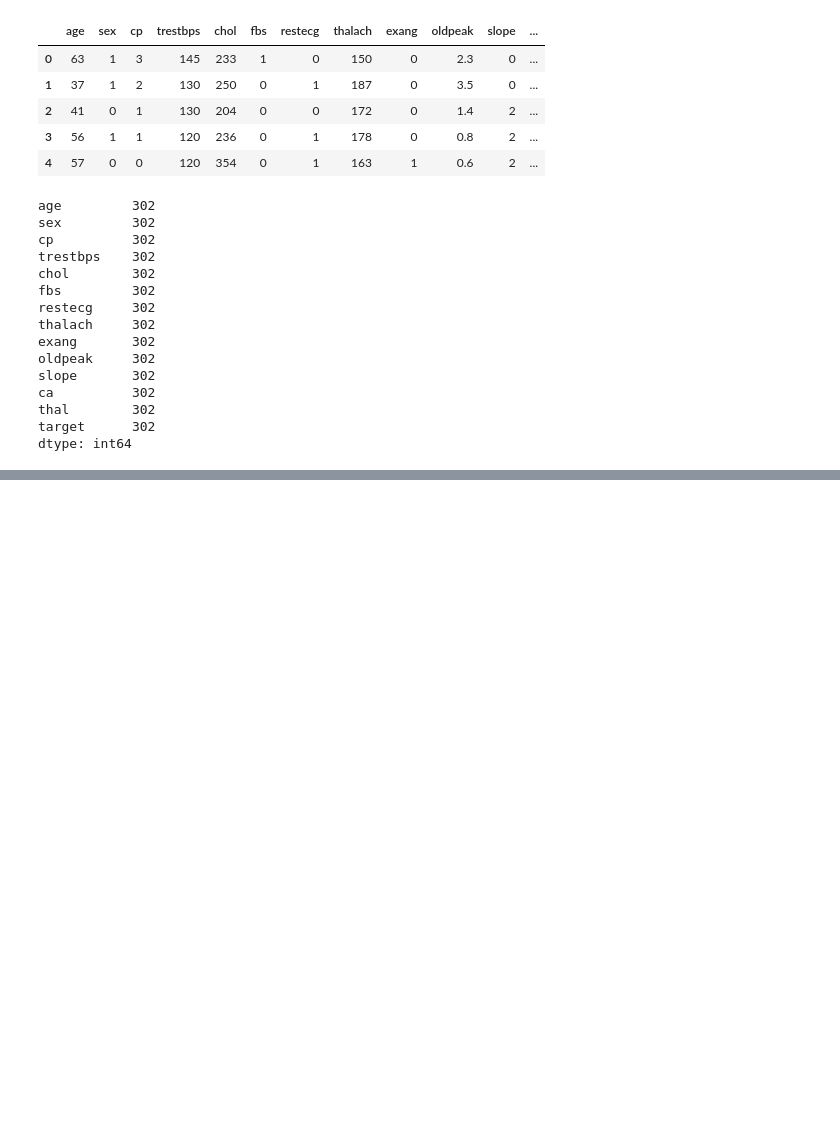
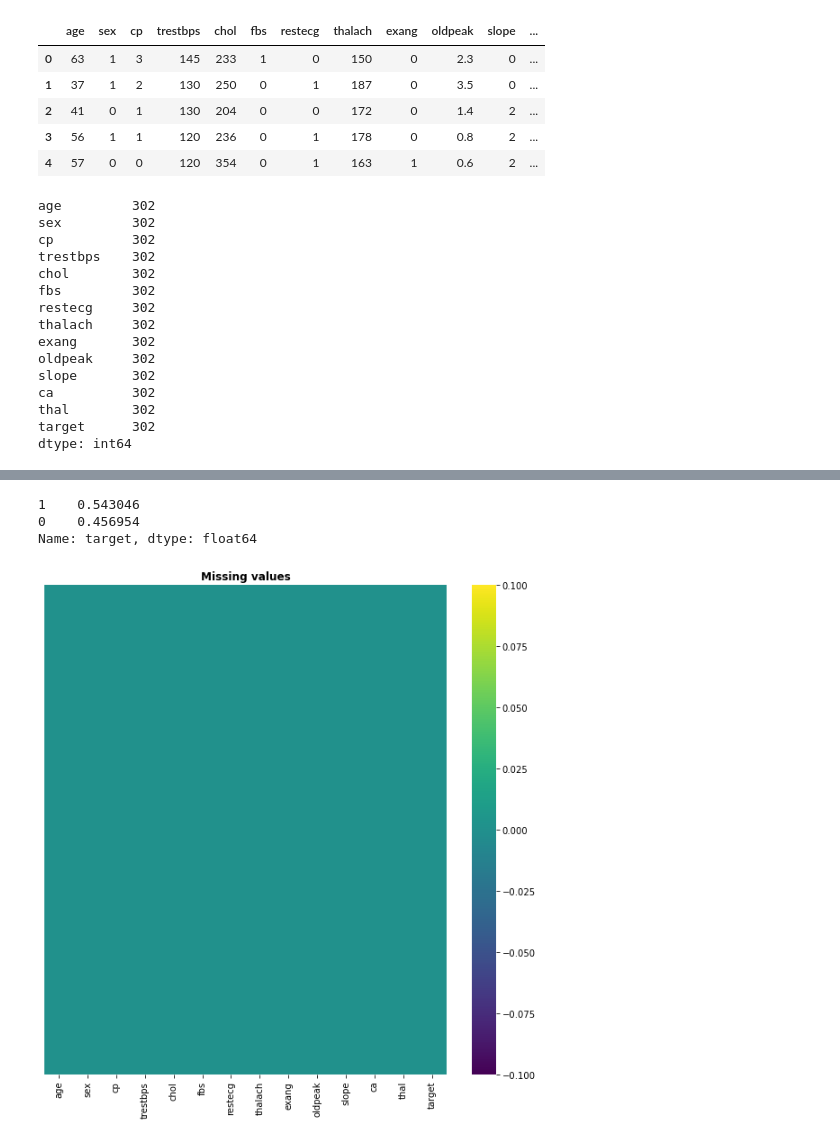
Before and after one commit to LucianPopaLVP/Project-4---Unsupervised-Machine-Learning, a Jupyter notebook: heart_disease_report_unsupervised_learning.ipynb, the cells around one changed output, grey strips where cells are left out. Cells and saved outputs as stored; diff of their text form; code cells hidden in the pictures; blank space fills up the shorter version.

```diff
--- a/heart_disease_report_unsupervised_learning.ipynb
+++ b/heart_disease_report_unsupervised_learning.ipynb
@@ -239,4 +239,4 @@ dtype: int64
 categorical = ['sex', 'exang', 'ca', 'cp', 'thal', 'fbs', 'restecg', 'slope', 'target']
 
 for cat in categorical:
-    heart_attack[cat] = heart_attack[cat].astype('category')
+    clean_df[cat] = clean_df[cat].astype('category')
@@ -242,0 +263,21 @@ for cat in categorical:
+# %%
+# set the target column and normalize data
+clean_df['target'].value_counts(normalize=True)
+# %% [output]
+1    0.543046
+0    0.456954
+Name: target, dtype: float64
+# %%
+# reset the index
+clean_df= clean_df.reset_index(drop=True)
+# %%
+# check for missing value and plot the information
+
+plt.figure(figsize=(10, 10))
+plt.title('Missing values', fontweight='bold')
+
+ax = sns.heatmap(clean_df.isnull(),yticklabels=False,cbar='viridis',cmap='viridis')
+
+plt.show()
+# %% [output]
+[figure, added]
```
Also changed, not shown: parts of 1 cell of this notebook.
